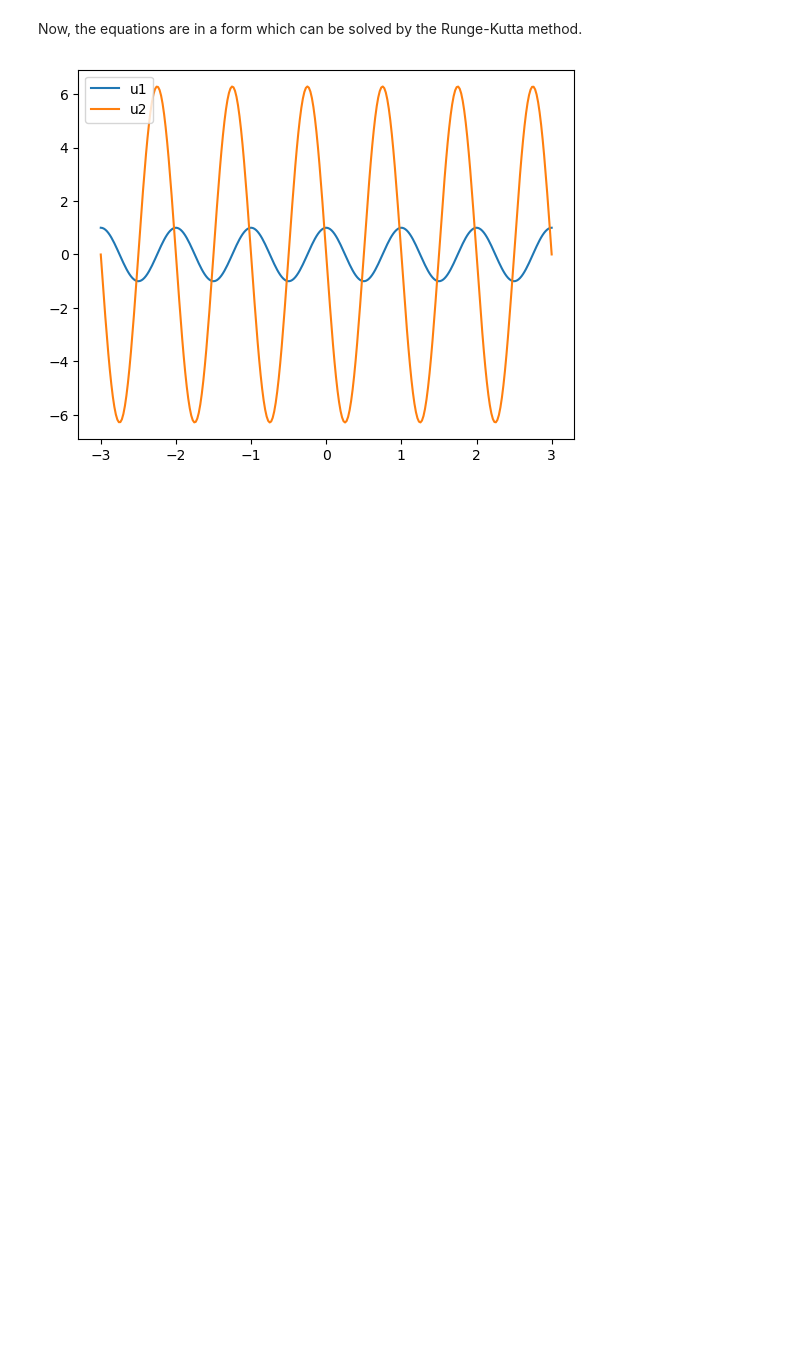
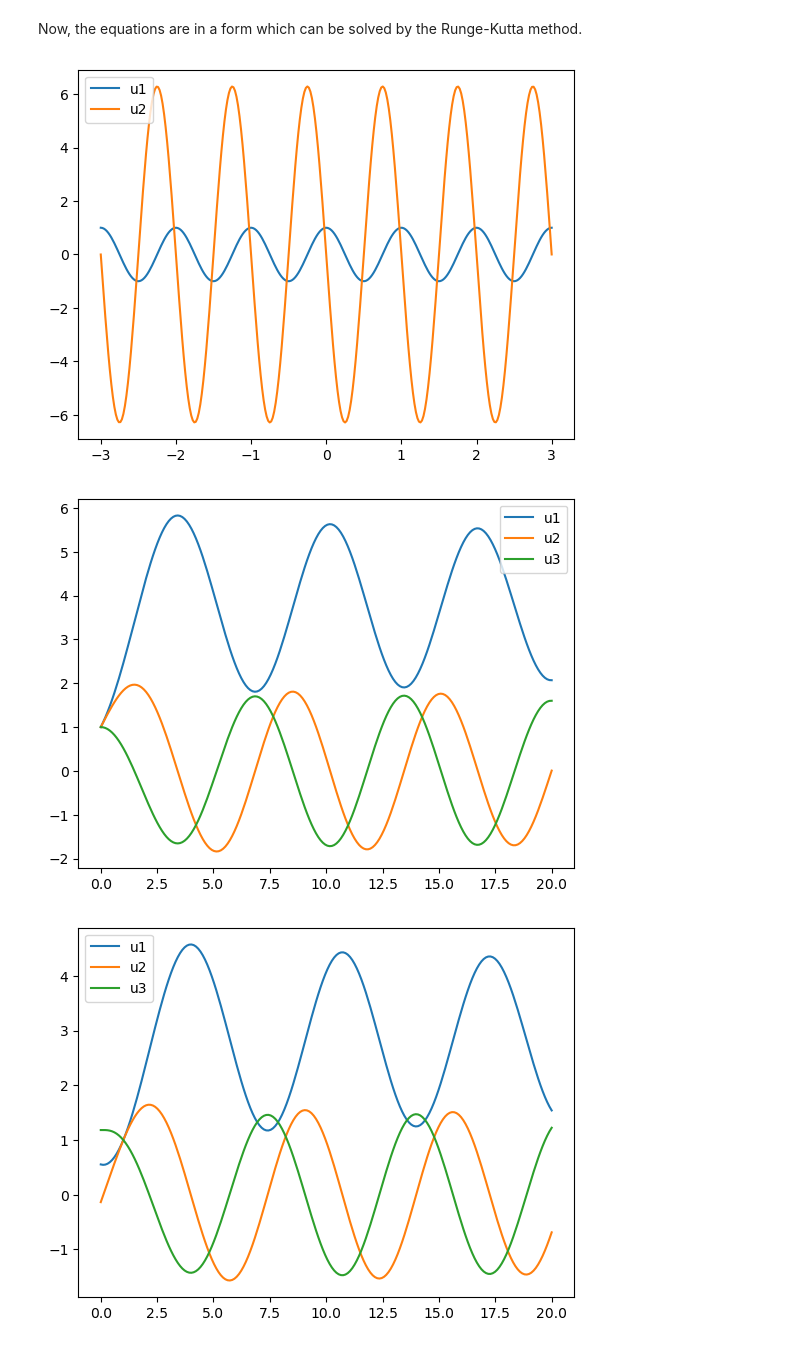
Before and after one commit to Hari31416/MSc_Project, a Jupyter notebook: Basics_Of_Plasma/Some_ODEs.ipynb, the cells around one changed output. Cells and saved outputs as stored; diff of their text form; code cells hidden in the pictures; blank space fills up the shorter version.

```diff
--- a/Basics_Of_Plasma/Some_ODEs.ipynb
+++ b/Basics_Of_Plasma/Some_ODEs.ipynb
@@ -96,0 +99,40 @@ plt.legend();
+# %%
+omega = 1
+B = lambda x:x/(1+x)
+f1 = lambda t, u1, u2, u3: u2
+f2 = lambda t, u1, u2, u3: u3
+f3 = lambda t, u1, u2, u3: -B(t) * u2
+
+funcs = [f1, f2, f3]
+o = ODE()
+t = np.linspace(0, 20, 200)
+ys = np.zeros((len(t), len(funcs)))
+for i in range(len(t)):
+    ys[i] = o.solve(funcs = funcs, x0 = np.array([0, 0, 0]), y0=np.array([1, 1, 1]), x=t[i])
+
+plt.plot(t, ys[:, 0], label="u1")
+plt.plot(t, ys[:, 1], label="u2")
+plt.plot(t, ys[:, 2], label="u3")
+plt.legend()
+plt.show()
+
+omega = 1
+f1 = lambda t, u1, u2, u3: u2
+f2 = lambda t, u1, u2, u3: u3
+f3 = lambda t, u1, u2, u3: -B(t) * u2
+
+funcs = [f1, f2, f3]
+
+t = np.linspace(0, 20, 200)
+xs = np.zeros((len(t), len(funcs)))
+for i in range(len(t)):
+    xs[i] = o.solve(funcs = funcs, x0 = np.array([1, 1, 1]), y0=np.array([1, 1, 1]), x=t[i])
+
+plt.plot(t, xs[:, 0], label="u1")
+plt.plot(t, xs[:, 1], label="u2")
+plt.plot(t, xs[:, 2], label="u3")
+plt.legend()
+plt.show()
+# %% [output]
+[figure, added]
+[figure, added]
```
Also changed, not shown: parts of 3 cells of this notebook, 21 other files.
